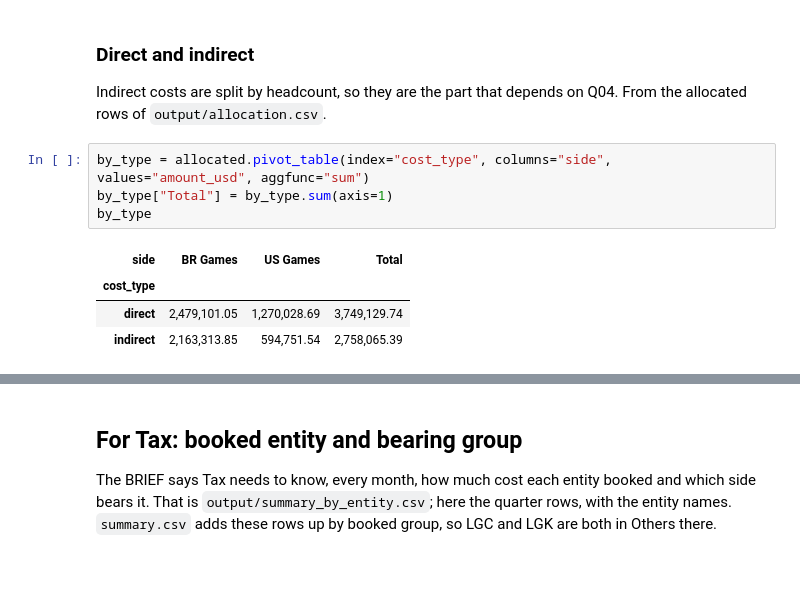
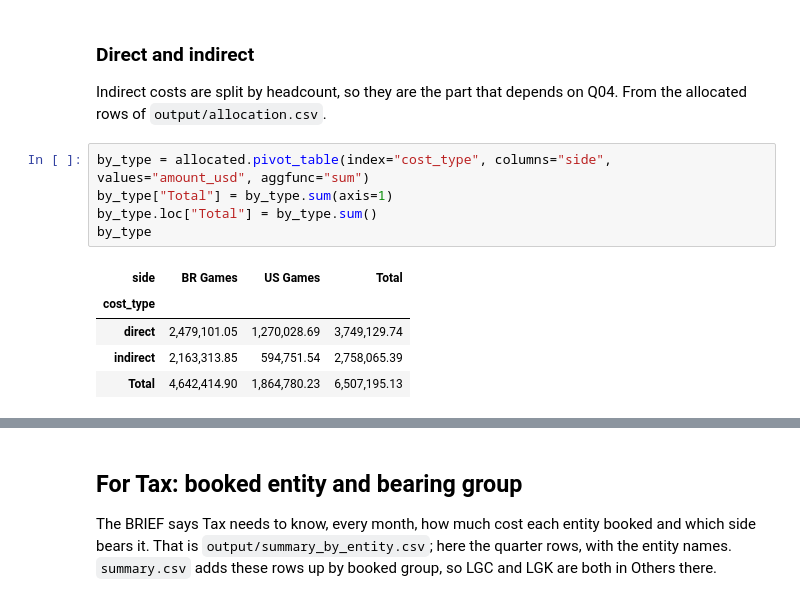
Before and after one commit to felipiadenildo/lumen-games-allocation, a Jupyter notebook: notebooks/04-results.ipynb, the cells around one changed output, grey strips where cells are left out. Saved outputs shown, nothing was run; the diff lists cells and outputs as text; blank space fills up the shorter version.

```diff
--- a/notebooks/04-results.ipynb
+++ b/notebooks/04-results.ipynb
@@ -206,11 +204,13 @@ Indirect costs are split by headcount, so they are the part that depends on Q04.
 # %%
 by_type = allocated.pivot_table(index="cost_type", columns="side", values="amount_usd", aggfunc="sum")
 by_type["Total"] = by_type.sum(axis=1)
+by_type.loc["Total"] = by_type.sum()
 by_type
 # %% [output]
 | side | BR Games | US Games | Total |
 | cost_type |  |  |  |
 | direct | 2,479,101.05 | 1,270,028.69 | 3,749,129.74 |
 | indirect | 2,163,313.85 | 594,751.54 | 2,758,065.39 |
+| Total | 4,642,414.90 | 1,864,780.23 | 6,507,195.13 |
 # %% [markdown]
 **Result:** 2,758,065.39 USD of the allocated cost is indirect (42%). Reading Q04 the other way would give BR Games
```
Also changed, not shown: parts of 7 cells of this notebook, 2 other files.
